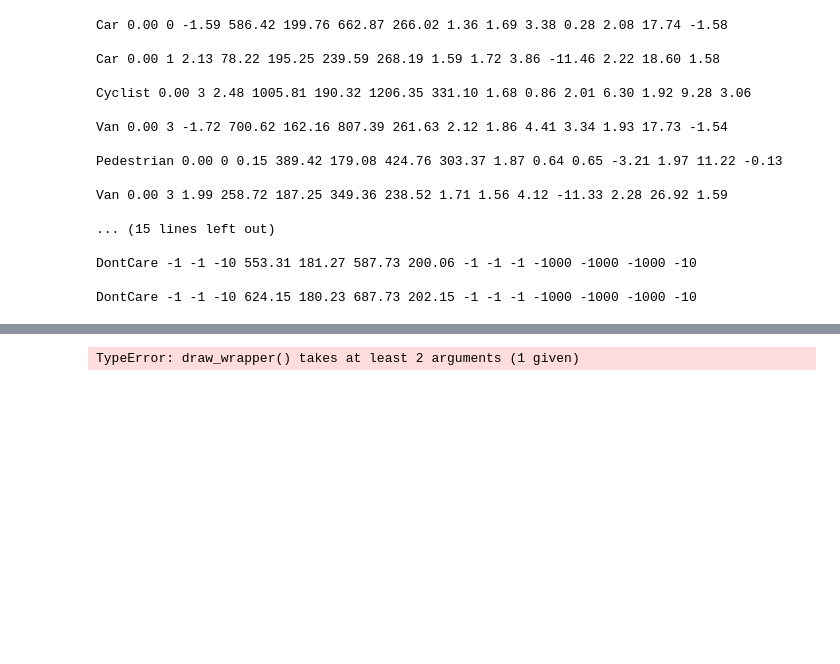
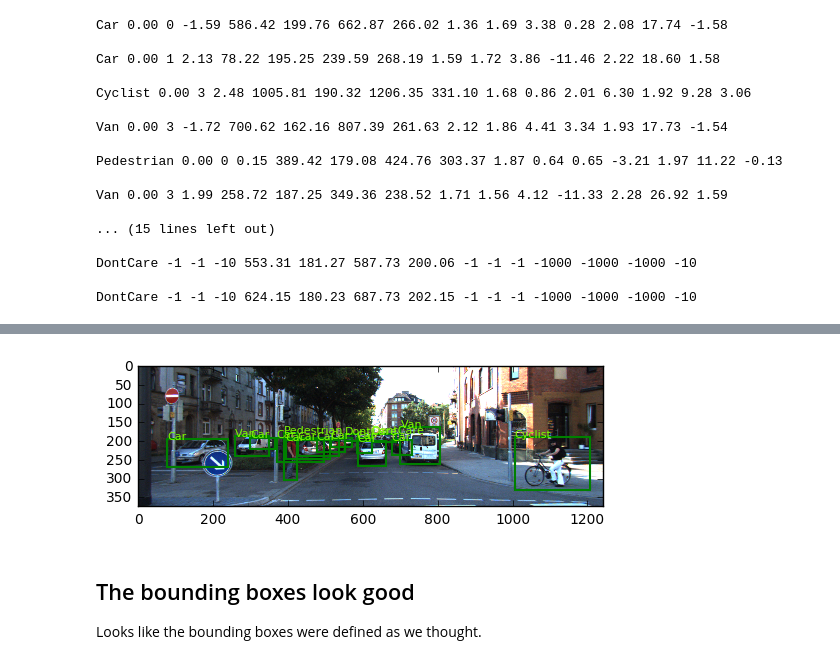
Before and after one commit to bostondiditeam/kitti, a Jupyter notebook: tools/2D_BBox.ipynb, the cells around one changed output, grey strips where cells are left out. Saved outputs shown, nothing was run; the diff lists cells and outputs as text; code cells hidden in the pictures; blank space fills up the shorter version.

Commit message:
Understand 2D bounding box labels
* Create a Jupyter notebook to visualize 2d bounding boxes

* Add note to README.md with reference to notebook

```diff
--- a/tools/2D_BBox.ipynb
+++ b/tools/2D_BBox.ipynb
@@ -77,16 +73,5 @@ def extract_bbox(labeled_record):
     """
     width = labeled_record["right"] - labeled_record["left"]
     height = labeled_record["bottom"] - labeled_record["top"]
-    bbox = ((labeled_record["left"], labeled_record["bottom"]), width, height)
+    bbox = ((labeled_record["left"], labeled_record["top"]), width, height)
     return bbox
-
-single_record = label_data_record(records[0])
-bbox_params = extract_bbox(single_record)
-# %%
-# Add the bounding box to the plot
-
-# TODO Figure out how to get this rectangle on the plot.  Just a quick google will work.
-bbox = plt.Rectangle(*bbox_params)
-bbox.draw() # Maybe this?  Just need to figure out what a renderer is.
-# %% [output]
-TypeError: draw_wrapper() takes at least 2 arguments (1 given)
@@ -97,0 +78,22 @@ plt.show()
+# %%
+fig,ax = plt.subplots(1)
+
+ax.imshow(test_image)
+
+for record in records:
+    # Add keys to the data point
+    single_record = label_data_record(record)
+    # Get the dimensions and location of the bounding box
+    bbox_params = extract_bbox(single_record)
+    # Create the bounding box
+    bbox = plt.Rectangle(*bbox_params, fill=False,linewidth=1.5,edgecolor='g')
+    # Add the bounding box to the plot
+    ax.add_patch(bbox)
+    # Add a label to the bounding box
+    ax.annotate(s = single_record['type'], xy = bbox_params[0],color='#7CFC00', size=8)
+# %% [output]
+[figure, added]
+# %% [markdown]
+## The bounding boxes look good
+
+Looks like the bounding boxes were defined as we thought.
```
Also changed, not shown: parts of 4 cells of this notebook, 1 other file.
